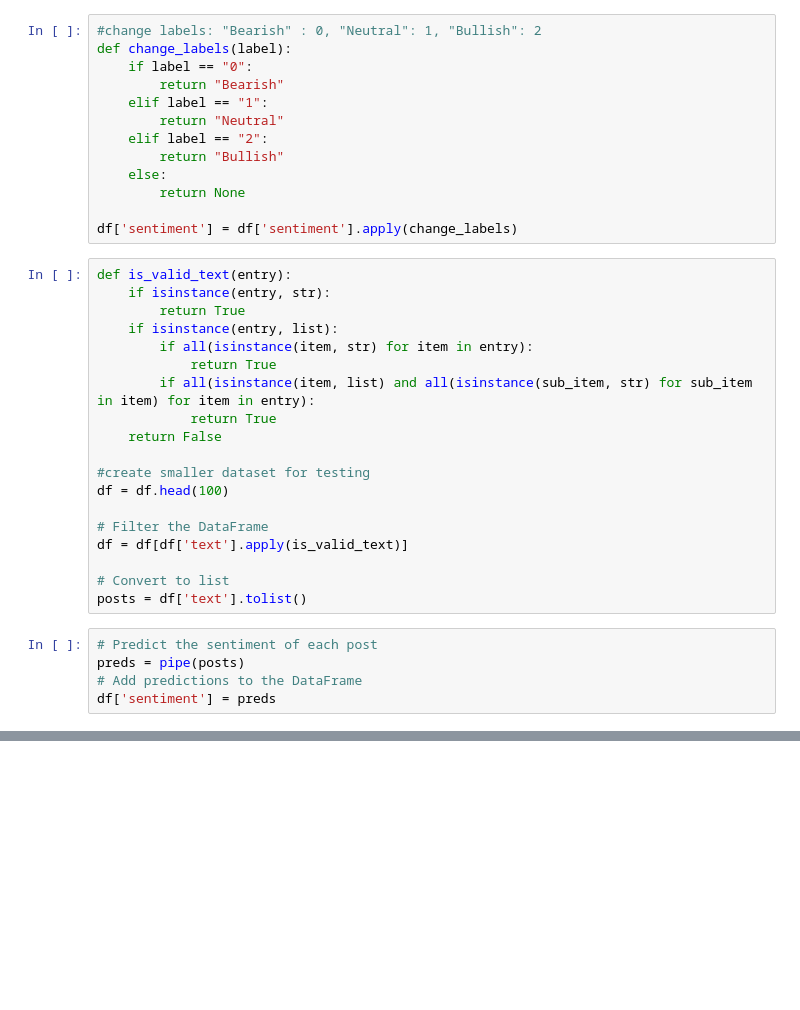
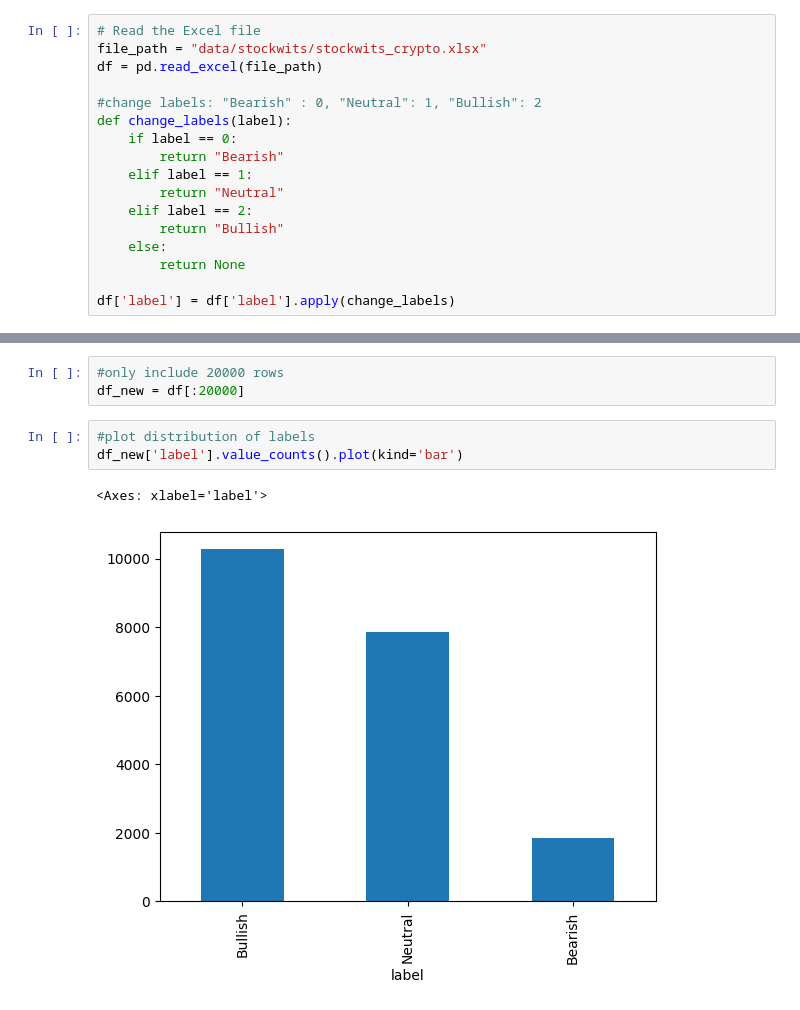
Before and after one commit to premstaller1/SHAP-DS2, a Jupyter notebook: Crypto_Market_Shap_andre.ipynb, the cells around one changed output, grey strips where cells are left out. Drawn from its saved outputs; the diff is of its cells as text; blank space fills up the shorter version.

```diff
--- a/Crypto_Market_Shap_andre.ipynb
+++ b/Crypto_Market_Shap_andre.ipynb
@@ -17,37 +13,17 @@ name 'LRScheduler' is not defined
 # %%
+# Read the Excel file
+file_path = "data/stockwits/stockwits_crypto.xlsx"
+df = pd.read_excel(file_path)
+
 #change labels: "Bearish" : 0, "Neutral": 1, "Bullish": 2
 def change_labels(label):
-    if label == "0":
+    if label == 0:
         return "Bearish"
-    elif label == "1":
+    elif label == 1:
         return "Neutral"
-    elif label == "2":
+    elif label == 2:
         return "Bullish"
     else:
         return None
 
-df['sentiment'] = df['sentiment'].apply(change_labels)
+df['label'] = df['label'].apply(change_labels)
-# %%
-def is_valid_text(entry):
-    if isinstance(entry, str):
-        return True
-    if isinstance(entry, list):
-        if all(isinstance(item, str) for item in entry):
-            return True
-        if all(isinstance(item, list) and all(isinstance(sub_item, str) for sub_item in item) for item in entry):
-            return True
-    return False
-
-#create smaller dataset for testing
-df = df.head(100)
-
-# Filter the DataFrame
-df = df[df['text'].apply(is_valid_text)]
-
-# Convert to list
-posts = df['text'].tolist()
-# %%
-# Predict the sentiment of each post
-preds = pipe(posts)
-# Add predictions to the DataFrame
-df['sentiment'] = preds
@@ -200,0 +46,9 @@ if __name__ == '__main__':
+# %%
+#only include 20000 rows
+df_new = df[:20000]
+# %%
+#plot distribution of labels
+df_new['label'].value_counts().plot(kind='bar')
+# %% [output]
+<Axes: xlabel='label'>
+[figure, added]
```
Also changed, not shown: parts of 10 cells of this notebook, 3 other files.
